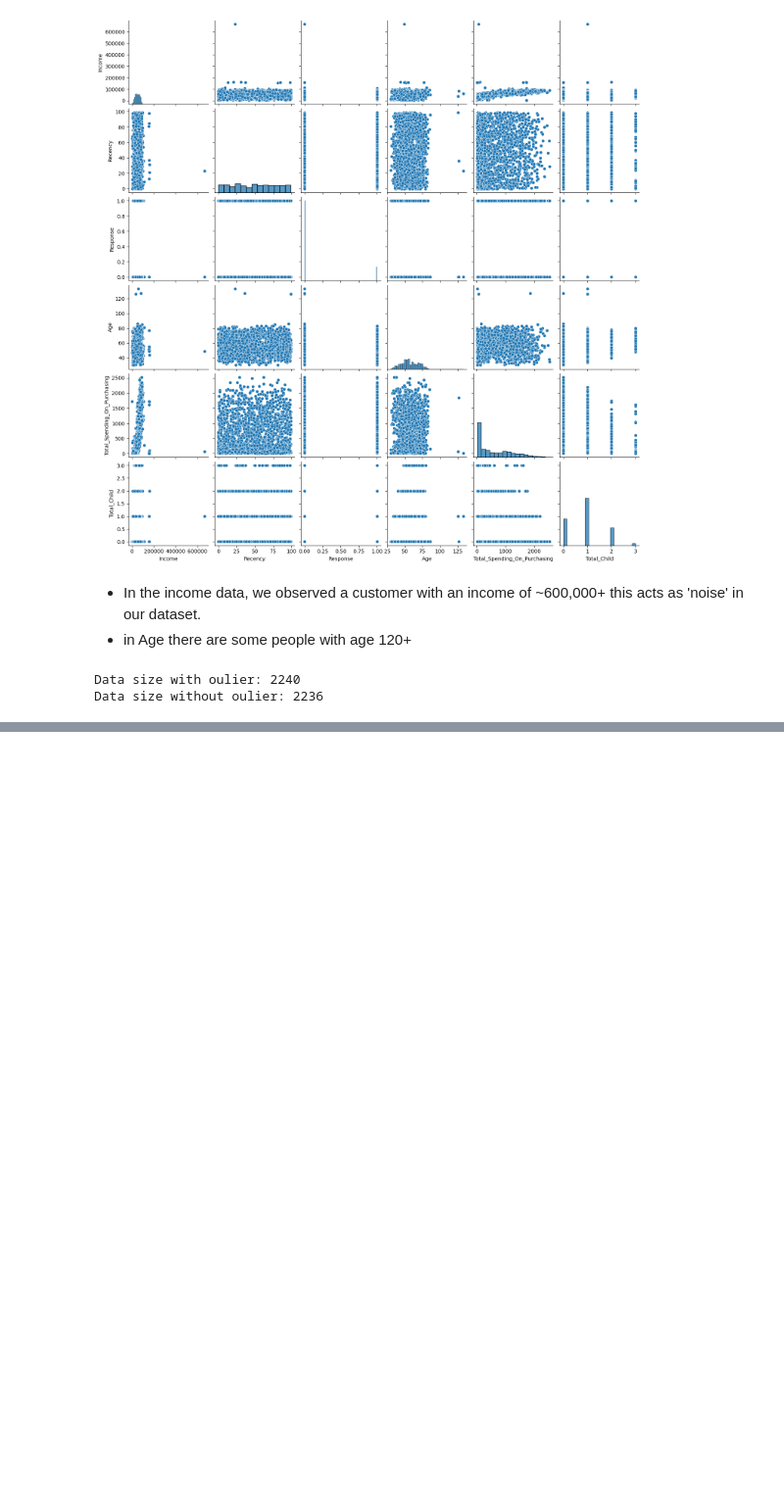
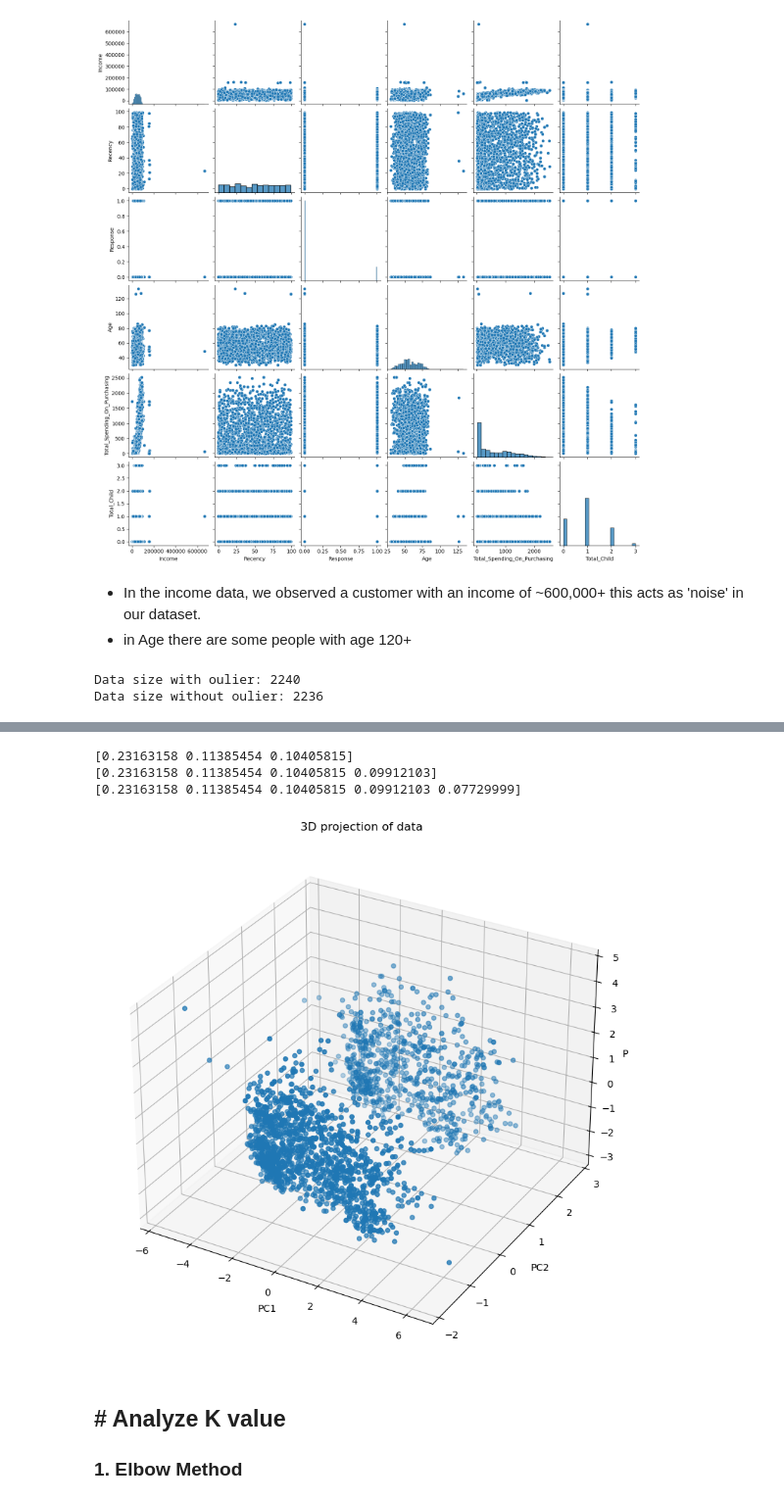
Before and after one commit to Suryam700/SmartCart-Clustering-System, a Jupyter notebook: main.ipynb, the cells around one changed output, grey strips where cells are left out. Shown at 98% size. Cells and saved outputs as stored; diff of their text form; code cells hidden in the pictures; blank space fills up the shorter version.

```diff
--- a/main.ipynb
+++ b/main.ipynb
@@ -226,0 +288,2 @@ Data size without oulier: 2236
+# %%
+encoded_df = pd.DataFrame(encoded_cols.toarray(), columns=ohe.get_feature_names_out(cat_cols), index=df_cleaned.index)
@@ -226,0 +369,42 @@ Data size without oulier: 2236
+# %%
+pca = PCA(n_components=3)
+X_pca = pca.fit_transform(X_scaled)
+print(pca.explained_variance_ratio_)
+
+pca = PCA(n_components=4)
+X_pca = pca.fit_transform(X_scaled)
+print(pca.explained_variance_ratio_)
+
+pca = PCA(n_components=5)
+X_pca = pca.fit_transform(X_scaled)
+print(pca.explained_variance_ratio_)
+
+# we can see as we increase n_dimension variance is increase
+# %% [output]
+[0.23163158 0.11385454 0.10405815]
+[0.23163158 0.11385454 0.10405815 0.09912103]
+[0.23163158 0.11385454 0.10405815 0.09912103 0.07729999]
+# %%
+# let visualize in 3D
+
+pca = PCA(n_components=3)
+X_pca = pca.fit_transform(X_scaled)
+
+fig = plt.figure(figsize=(10, 8))
+
+ax = fig.add_subplot(111, projection="3d")
+
+ax.scatter(X_pca[:, 0], X_pca[:, 1], X_pca[:, 2])
+
+ax.set_xlabel("PC1")
+ax.set_ylabel("PC2")
+ax.set_zlabel("PC3")
+ax.set_title("3D projection of data")
+
+plt.tight_layout()
+# %% [output]
+[figure, added]
+# %% [markdown]
+## # Analyze K value
+
+### 1. Elbow Method
```
Also changed, not shown: parts of 45 cells of this notebook.
